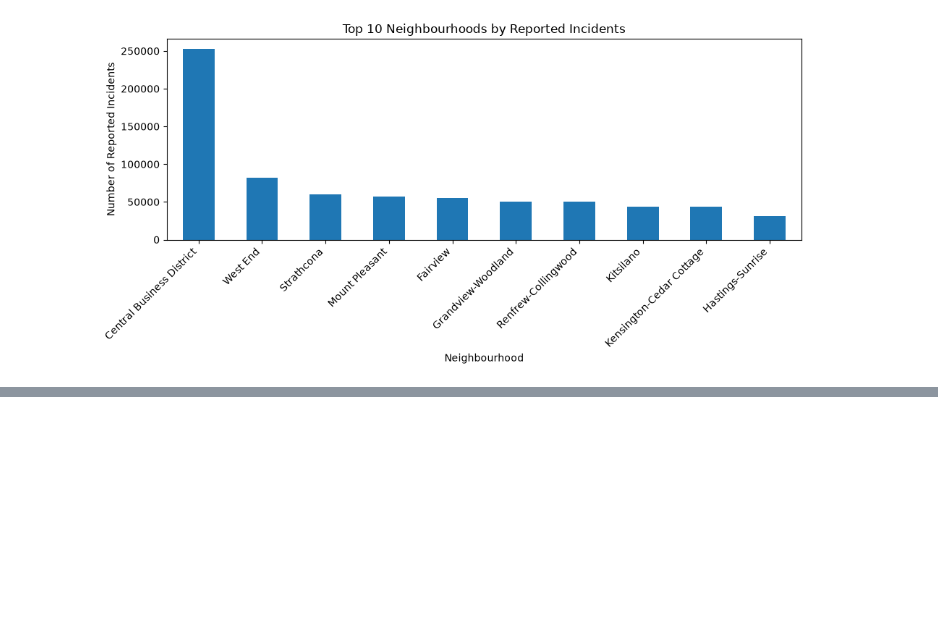
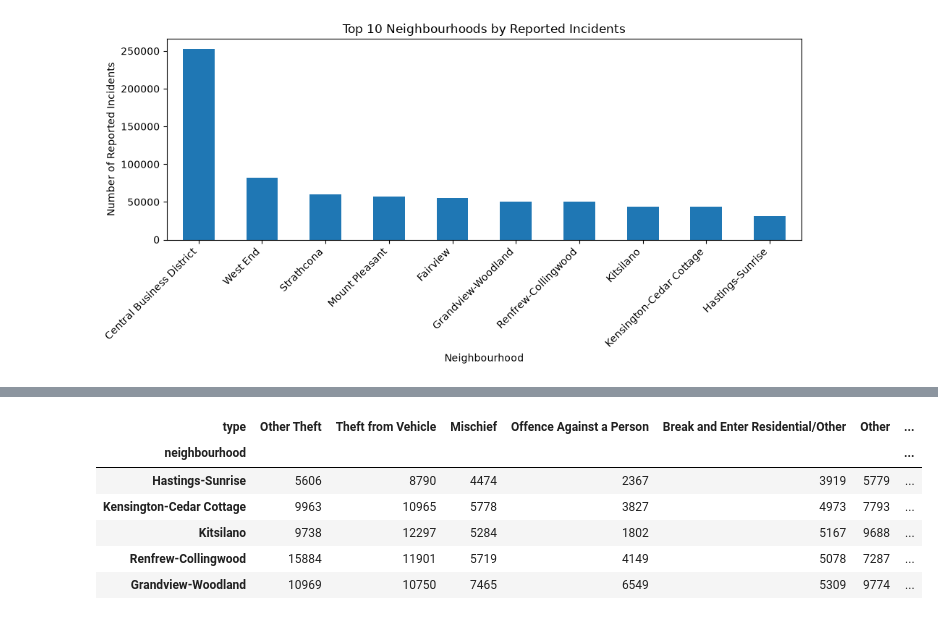
Before and after one commit to cyoon3232/data-projects, a Jupyter notebook: vancouver-crime-analytics/notebooks/02_analysis1.ipynb, the cells around one changed output, grey strips where cells are left out. Drawn from its saved outputs; the diff is of its cells as text; code cells hidden in the pictures; blank space fills up the shorter version.

```diff
--- a/vancouver-crime-analytics/notebooks/02_analysis1.ipynb
+++ b/vancouver-crime-analytics/notebooks/02_analysis1.ipynb
@@ -81,0 +86,14 @@ plt.show()
+# %%
+# crime table of type x neighbourhood
+crime_table = (
+    top10_df
+    .groupby(["neighbourhood", "type"])
+    .size()
+    .unstack(fill_value = 0)
+)
+
+# adds total and sorts
+crime_table["total"] = crime_table.sum(axis=1)
+crime_table = crime_table.sort_values("total", ascending=True)
+
+crime_table.head()
@@ -81,0 +108,17 @@ plt.show()
+# %%
+# keeps top 5 crime types and reduce the rest into "Other"
+type_only = crime_table.drop(columns = "total") # (drop total column to do this)
+top_types = type_only.sum(axis = 0).sort_values(ascending = False).head(5).index
+
+crime_table_reduced = type_only[top_types].copy()
+crime_table_reduced["Other"] = type_only.drop(columns = top_types).sum(axis = 1)
+crime_table_reduced["total"] = crime_table_reduced.sum(axis = 1)
+crime_table_reduced.head()
+# %% [output]
+| type | Other Theft | Theft from Vehicle | Mischief | Offence Against a Person | Break and Enter Residential/Other | Other | ... |
+| neighbourhood |  |  |  |  |  |  | ... |
+| Hastings-Sunrise | 5606 | 8790 | 4474 | 2367 | 3919 | 5779 | ... |
+| Kensington-Cedar Cottage | 9963 | 10965 | 5778 | 3827 | 4973 | 7793 | ... |
+| Kitsilano | 9738 | 12297 | 5284 | 1802 | 5167 | 9688 | ... |
+| Renfrew-Collingwood | 15884 | 11901 | 5719 | 4149 | 5078 | 7287 | ... |
+| Grandview-Woodland | 10969 | 10750 | 7465 | 6549 | 5309 | 9774 | ... |
```
Also changed, not shown: parts of 4 cells of this notebook, 1 other file.
